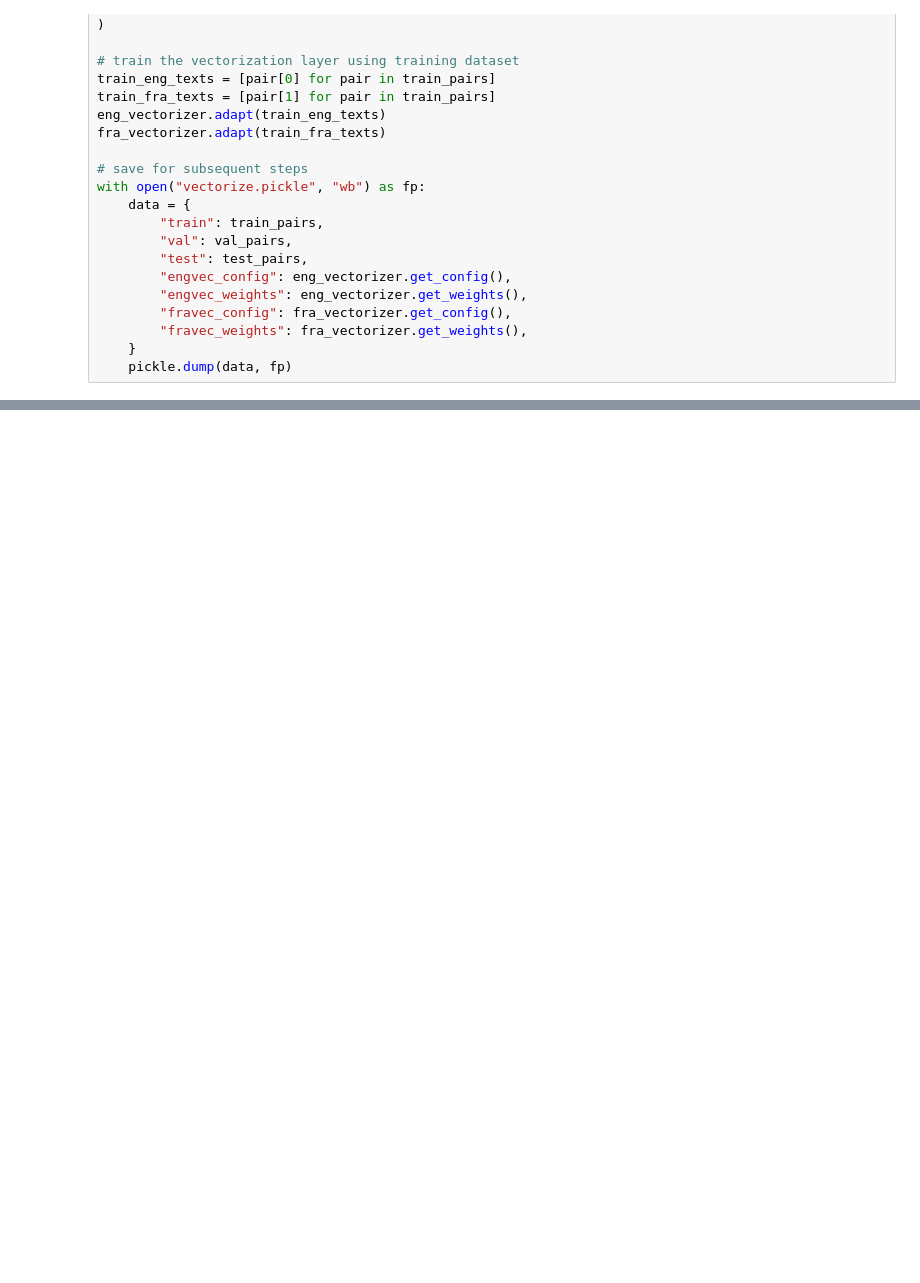
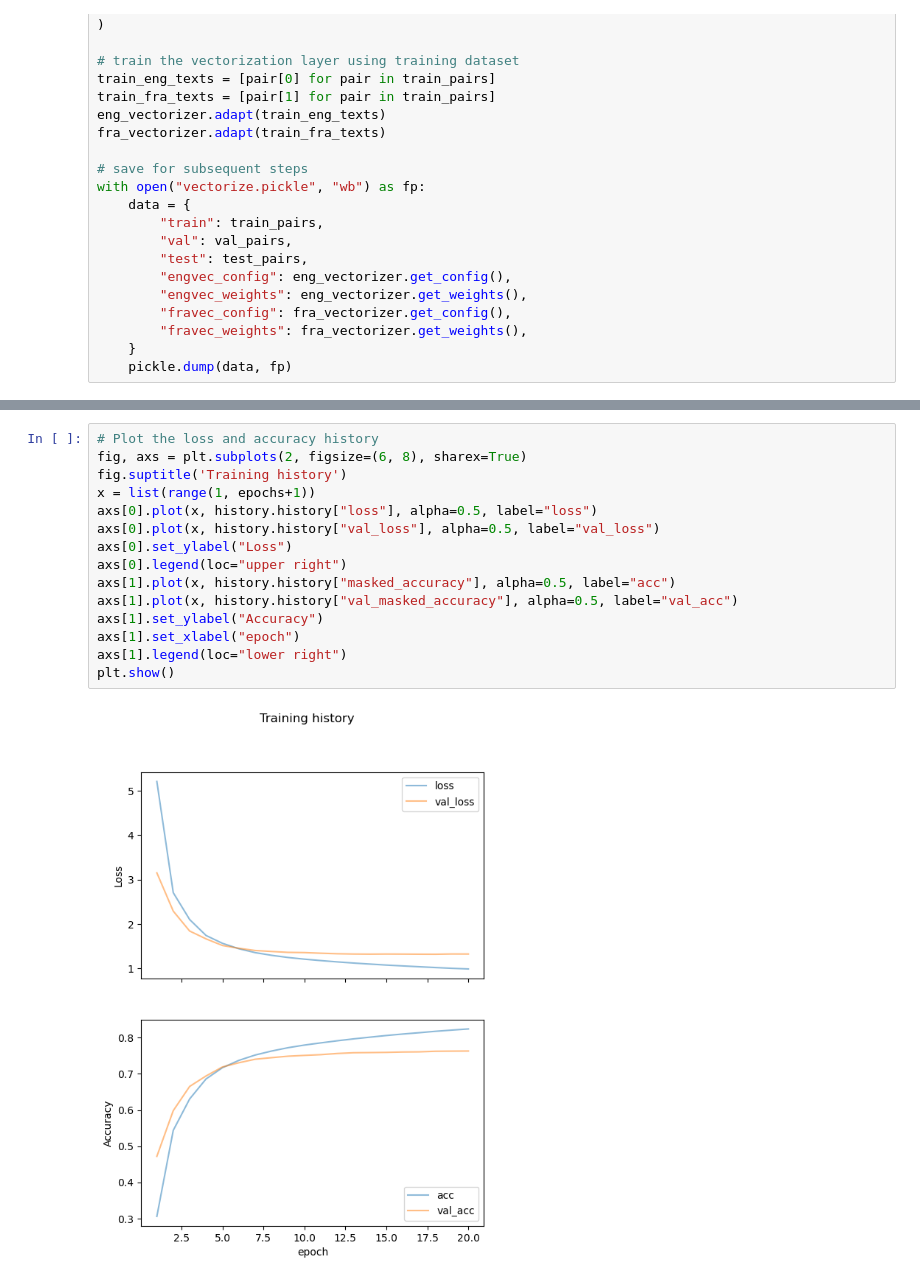
Before and after one commit to aladesawe/transformer_model_attention, a Jupyter notebook: vectorize_dataset.ipynb, the cells around one changed output, grey strips where cells are left out. Drawn from its saved outputs; the diff is of its cells as text; blank space fills up the shorter version.

```diff
--- a/vectorize_dataset.ipynb
+++ b/vectorize_dataset.ipynb
@@ -142,0 +250,17 @@ for inputs, targets in train_ds.take(1):
+# %%
+# Plot the loss and accuracy history
+fig, axs = plt.subplots(2, figsize=(6, 8), sharex=True)
+fig.suptitle('Training history')
+x = list(range(1, epochs+1))
+axs[0].plot(x, history.history["loss"], alpha=0.5, label="loss")
+axs[0].plot(x, history.history["val_loss"], alpha=0.5, label="val_loss")
+axs[0].set_ylabel("Loss")
+axs[0].legend(loc="upper right")
+axs[1].plot(x, history.history["masked_accuracy"], alpha=0.5, label="acc")
+axs[1].plot(x, history.history["val_masked_accuracy"], alpha=0.5, label="val_acc")
+axs[1].set_ylabel("Accuracy")
+axs[1].set_xlabel("epoch")
+axs[1].legend(loc="lower right")
+plt.show()
+# %% [output]
+[figure, added]
```
Also changed, not shown: parts of 4 cells of this notebook, 3 other files.
